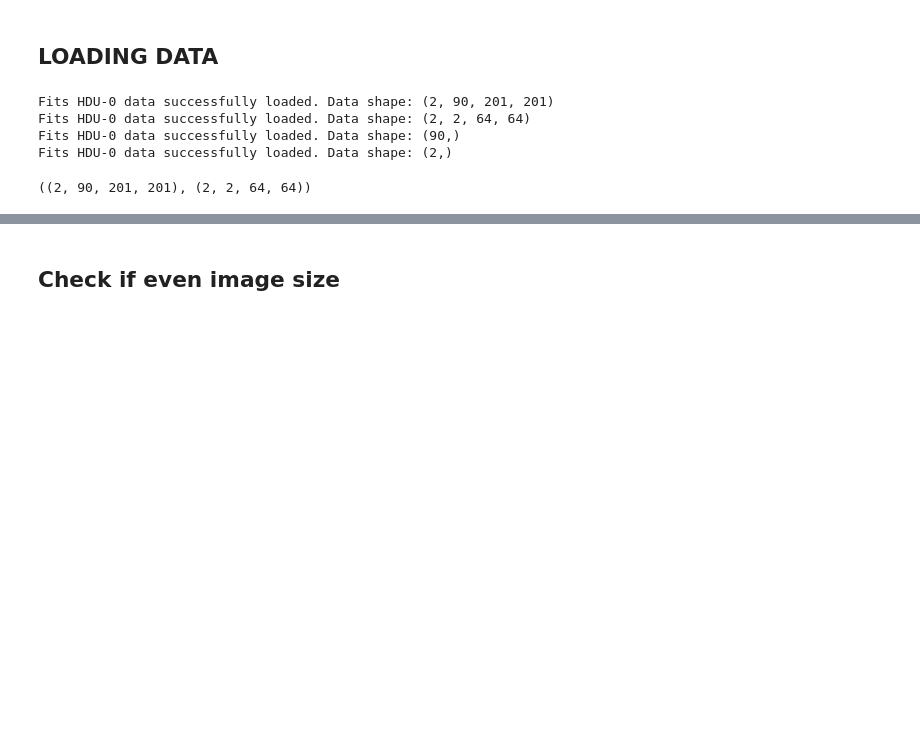
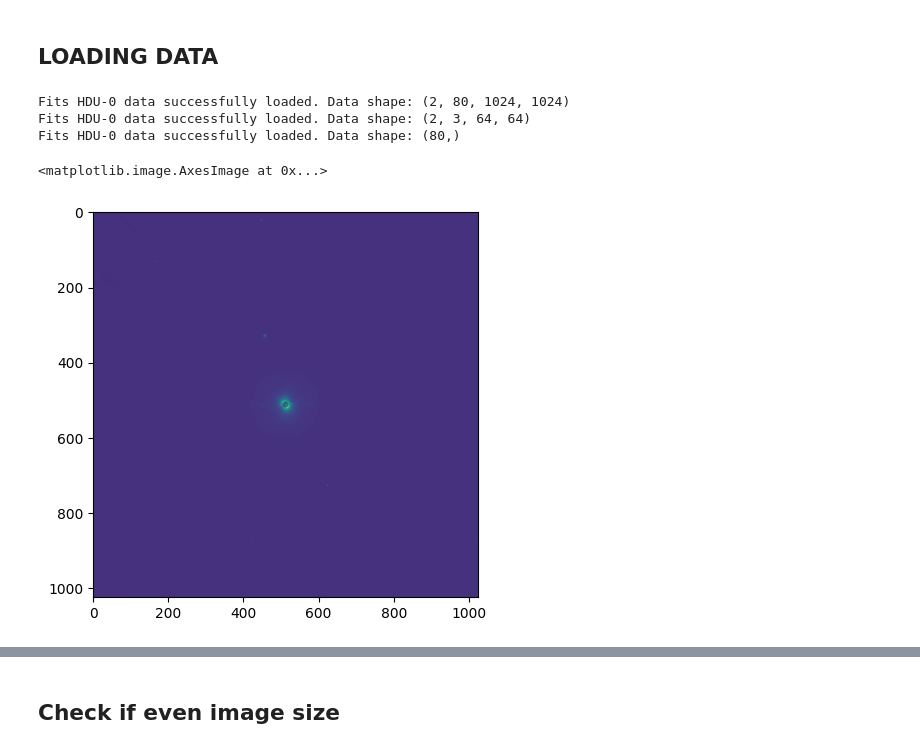
Before and after one commit to yemsnucleus/NEGFC, a Jupyter notebook: mcmc.ipynb, the cells around one changed output, grey strips where cells are left out. Cells and saved outputs as stored; diff of their text form; code cells hidden in the pictures; blank space fills up the shorter version.

```diff
--- a/mcmc.ipynb
+++ b/mcmc.ipynb
@@ -33,18 +26,50 @@ psf_pos   = 0
 # %% [markdown]
 ## LOADING DATA
+# %%
+root = '../yems/exomoons/Data_set_DHTau'
+# root = './data/HCI'
+cube_route = os.path.join(root, 'center_im.fits')
+cube       = open_fits(cube_route, header=False)
+
+psf_route = os.path.join(root, 'median_unsat.fits')
+psf       = open_fits(psf_route, header=False)
+
+ra_route = os.path.join(root, 'rotnth.fits')
+rot_ang  = open_fits(ra_route, header=False)
+rot_ang  = -rot_ang
+
+# lam_route   = os.path.join(root, 'lam.fits')
+# lambdas_inf = open_fits(lam_route, header=False)
+
+lambda_ch = 0 # channel to use
+psf_pos   = 0 # psf position
+# %% [output]
+Fits HDU-0 data successfully loaded. Data shape: (2, 80, 1024, 1024)
+Fits HDU-0 data successfully loaded. Data shape: (2, 3, 64, 64)
+Fits HDU-0 data successfully loaded. Data shape: (80,)
+# %%
+plt.figure(figsize=(5,5), dpi=100)
+plt.imshow(cube[0, 0])
+# %% [output]
+<matplotlib.image.AxesImage at 0x...>
+[figure, added]
 # %%
-cube        = open_fits(cube_route, header=False)
-psf         = open_fits(psf_route, header=False)
-rot_angles  = open_fits(ra_route, header=False)
-rot_angles  = -rot_angles
-try:
-    lambdas_inf = open_fits(lam_route, header=False)
-except:
-    pass
-cube.shape, psf.shape
+def modify_shape_and_center(img, shift_h=1, shift_w=1):
+    # Get the height and width of the image
+    height, width = img.shape[:2]
+
+    # Increase the image size by 1 pixel
+    new_height = height + shift_h
+    new_width = width + shift_w
+
+    # Create a new image with the increased size
+    new_img = np.zeros((new_height, new_width))
+
+    # Calculate the offset needed to center the original image in the new image
+    x_offset = int((new_width - width) / 2)
+    y_offset = int((new_height - height) / 2)
+
+    # Copy the original image into the center of the new image
+    new_img[y_offset:y_offset+height, x_offset:x_offset+width] = img
+
+    return new_img
-# %% [output]
-Fits HDU-0 data successfully loaded. Data shape: (2, 90, 201, 201)
-Fits HDU-0 data successfully loaded. Data shape: (2, 2, 64, 64)
-Fits HDU-0 data successfully loaded. Data shape: (90,)
-Fits HDU-0 data successfully loaded. Data shape: (2,)
-((2, 90, 201, 201), (2, 2, 64, 64))
```
Also changed, not shown: parts of 57 cells of this notebook, 4 other files.
